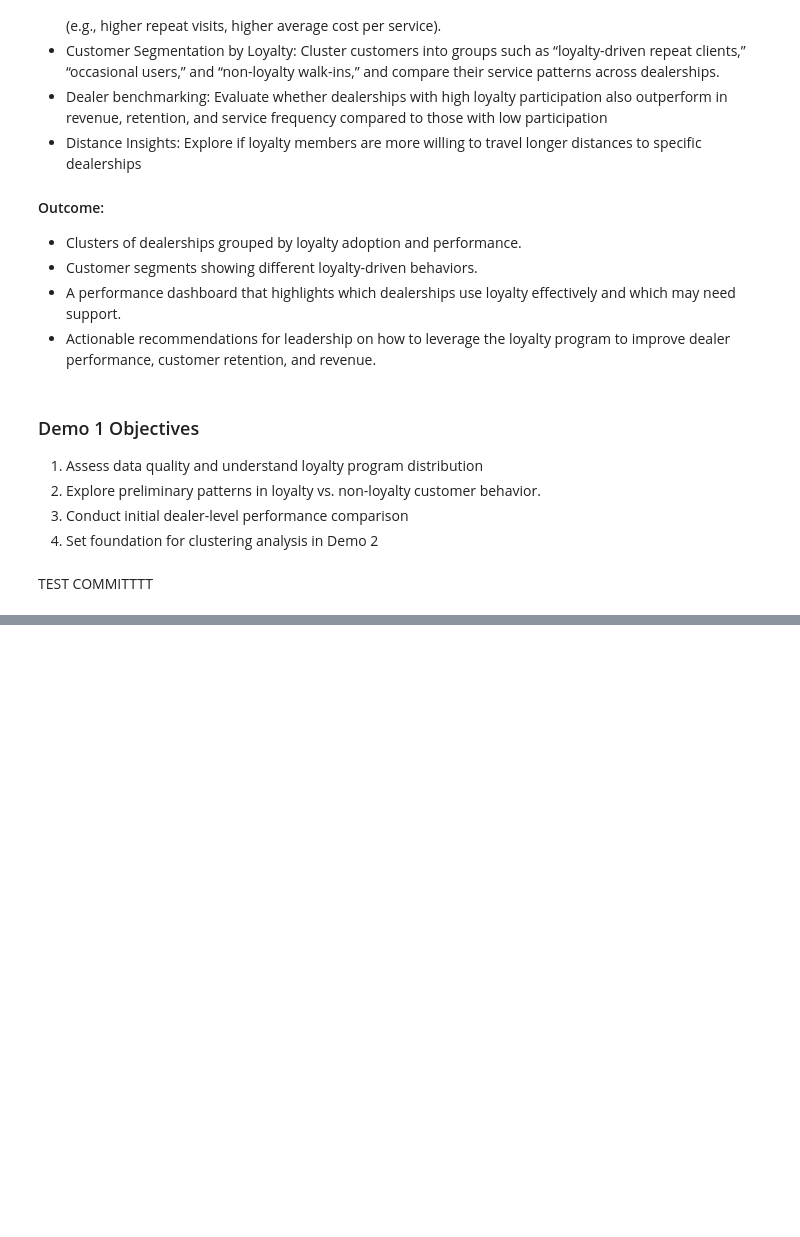
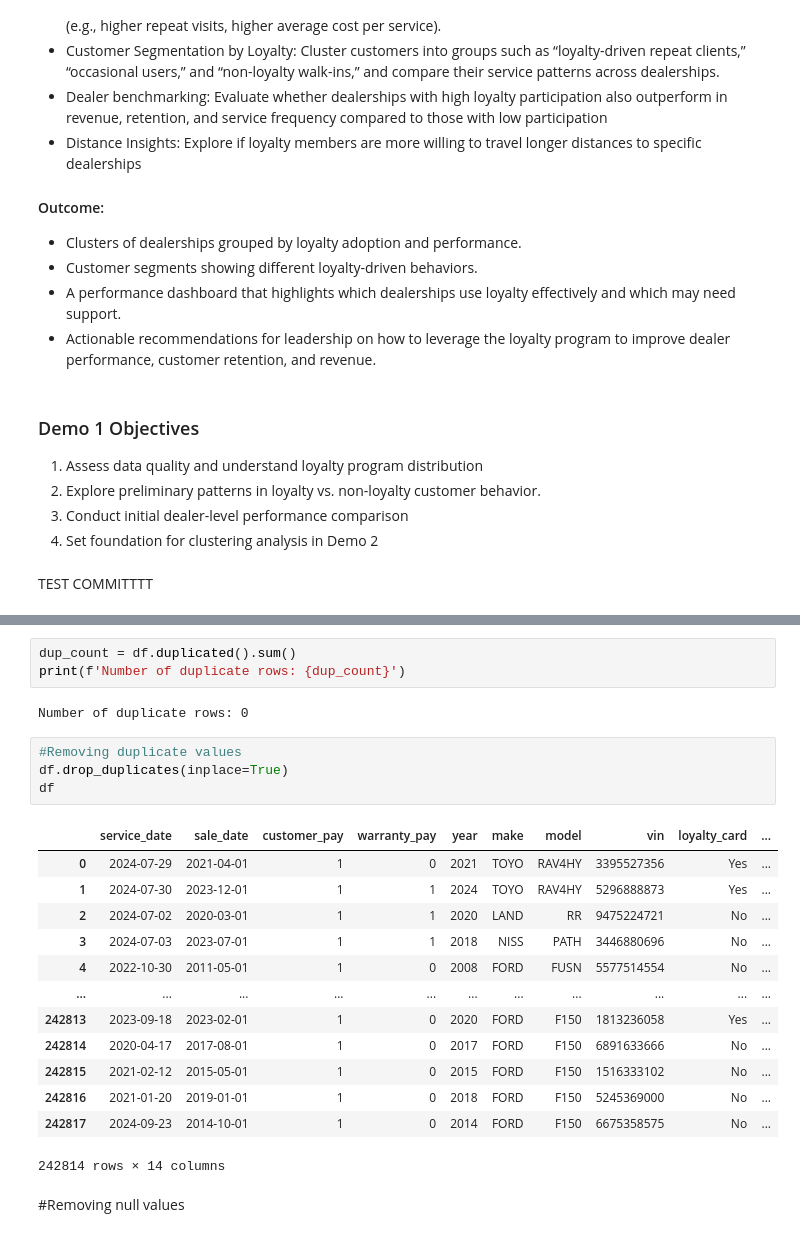
Before and after one commit to rbrabusa/cmpt3830_alpaca, a Jupyter notebook: cmpt3830_phase_1_go_auto.ipynb, the cells around one changed output, grey strips where cells are left out. Drawn from its saved outputs; the diff is of its cells as text; blank space fills up the shorter version.

```diff
--- a/cmpt3830_phase_1_go_auto.ipynb
+++ b/cmpt3830_phase_1_go_auto.ipynb
@@ -38,0 +110,25 @@ TEST COMMITTTT
+# %%
+dup_count = df.duplicated().sum()
+print(f'Number of duplicate rows: {dup_count}')
+# %% [output]
+Number of duplicate rows: 0
+# %%
+#Removing duplicate values
+df.drop_duplicates(inplace=True)
+df
+# %% [output]
+|  | service_date | sale_date | customer_pay | warranty_pay | year | make | model | vin | loyalty_card | ... |
+| 0 | 2024-07-29 | 2021-04-01 | 1 | 0 | 2021 | TOYO | RAV4HY | 3395527356 | Yes | ... |
+| 1 | 2024-07-30 | 2023-12-01 | 1 | 1 | 2024 | TOYO | RAV4HY | 5296888873 | Yes | ... |
+| 2 | 2024-07-02 | 2020-03-01 | 1 | 1 | 2020 | LAND | RR | 9475224721 | No | ... |
+| 3 | 2024-07-03 | 2023-07-01 | 1 | 1 | 2018 | NISS | PATH | 3446880696 | No | ... |
+| 4 | 2022-10-30 | 2011-05-01 | 1 | 0 | 2008 | FORD | FUSN | 5577514554 | No | ... |
+| ... | ... | ... | ... | ... | ... | ... | ... | ... | ... | ... |
+| 242813 | 2023-09-18 | 2023-02-01 | 1 | 0 | 2020 | FORD | F150 | 1813236058 | Yes | ... |
+| 242814 | 2020-04-17 | 2017-08-01 | 1 | 0 | 2017 | FORD | F150 | 6891633666 | No | ... |
+| 242815 | 2021-02-12 | 2015-05-01 | 1 | 0 | 2015 | FORD | F150 | 1516333102 | No | ... |
+| 242816 | 2021-01-20 | 2019-01-01 | 1 | 0 | 2018 | FORD | F150 | 5245369000 | No | ... |
+| 242817 | 2024-09-23 | 2014-10-01 | 1 | 0 | 2014 | FORD | F150 | 6675358575 | No | ... |
+242814 rows × 14 columns
+# %% [markdown]
+#Removing null values
```
Also changed, not shown: parts of 27 cells of this notebook.
